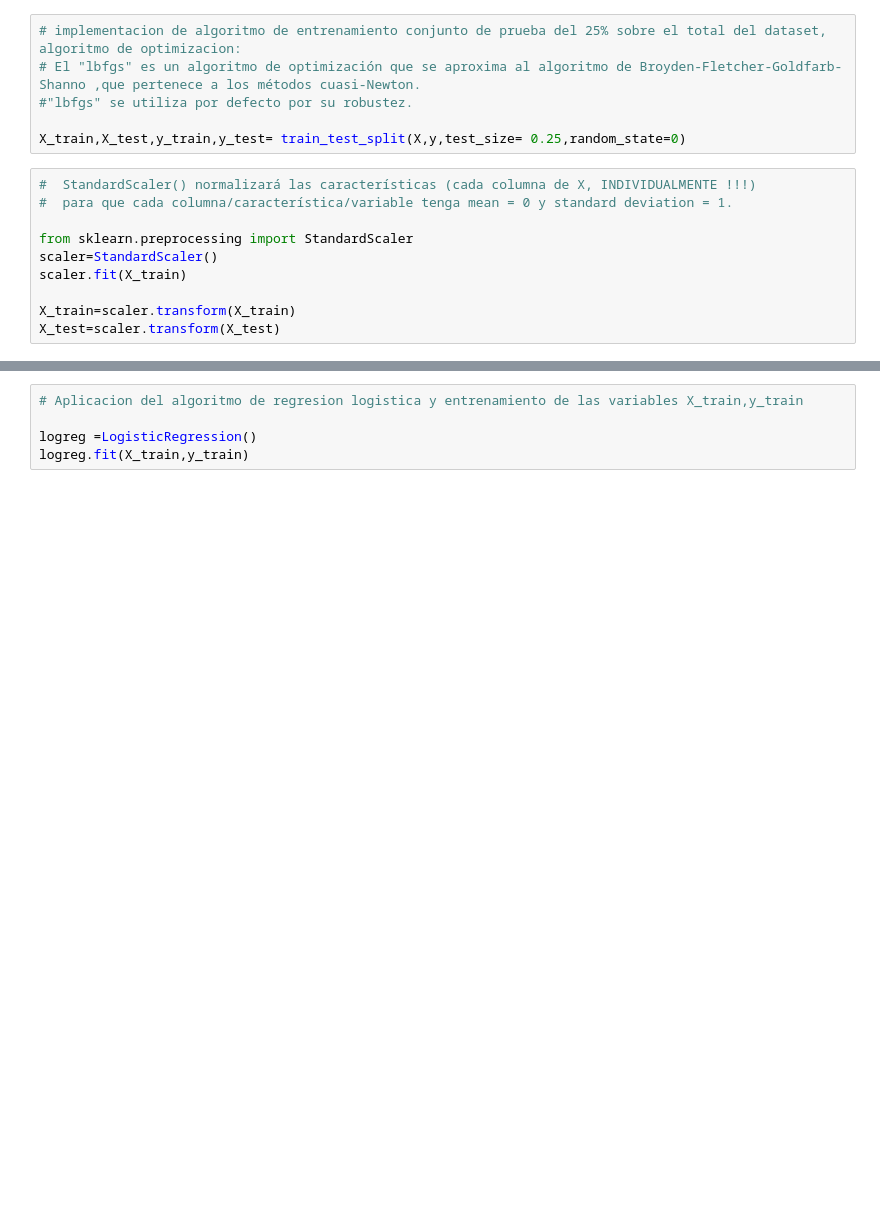
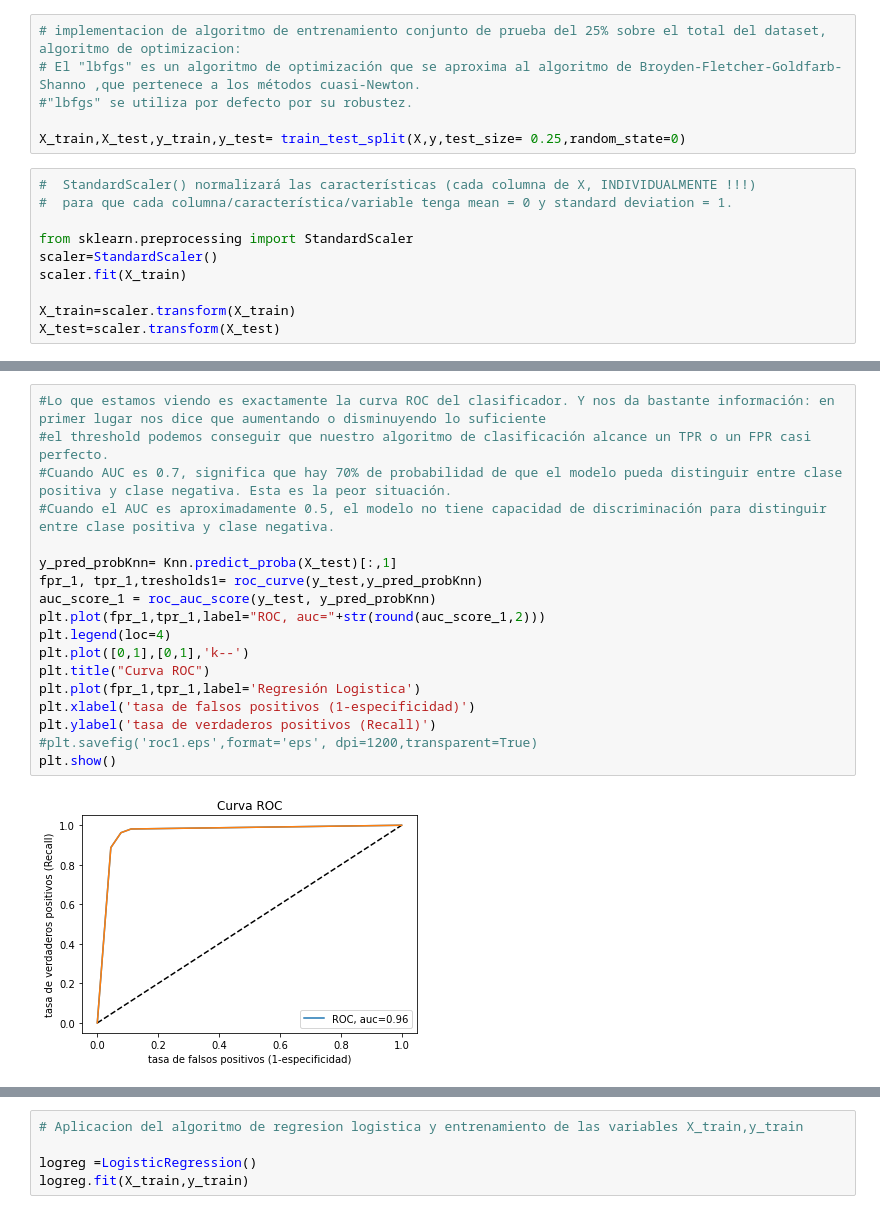
Before and after one commit to DaniloRiver/Pythons17, a Jupyter notebook: Modelo_de_Clasificacion2.ipynb, the cells around one changed output, grey strips where cells are left out. Saved outputs shown, nothing was run; the diff lists cells and outputs as text; blank space fills up the shorter version.

```diff
--- a/Modelo_de_Clasificacion2.ipynb
+++ b/Modelo_de_Clasificacion2.ipynb
@@ -295,0 +340,20 @@ X_test=scaler.transform(X_test)
+# %%
+#Lo que estamos viendo es exactamente la curva ROC del clasificador. Y nos da bastante información: en primer lugar nos dice que aumentando o disminuyendo lo suficiente
+#el threshold podemos conseguir que nuestro algoritmo de clasificación alcance un TPR o un FPR casi perfecto.
+#Cuando AUC es 0.7, significa que hay 70% de probabilidad de que el modelo pueda distinguir entre clase positiva y clase negativa. Esta es la peor situación.
+#Cuando el AUC es aproximadamente 0.5, el modelo no tiene capacidad de discriminación para distinguir entre clase positiva y clase negativa.
+
+y_pred_probKnn= Knn.predict_proba(X_test)[:,1]
+fpr_1, tpr_1,tresholds1= roc_curve(y_test,y_pred_probKnn)
+auc_score_1 = roc_auc_score(y_test, y_pred_probKnn)
+plt.plot(fpr_1,tpr_1,label="ROC, auc="+str(round(auc_score_1,2)))
+plt.legend(loc=4)
+plt.plot([0,1],[0,1],'k--')
+plt.title("Curva ROC")
+plt.plot(fpr_1,tpr_1,label='Regresión Logistica')
+plt.xlabel('tasa de falsos positivos (1-especificidad)')
+plt.ylabel('tasa de verdaderos positivos (Recall)')
+#plt.savefig('roc1.eps',format='eps', dpi=1200,transparent=True)
+plt.show()
+# %% [output]
+[figure, added]
```
Also changed, not shown: parts of 19 cells of this notebook.
